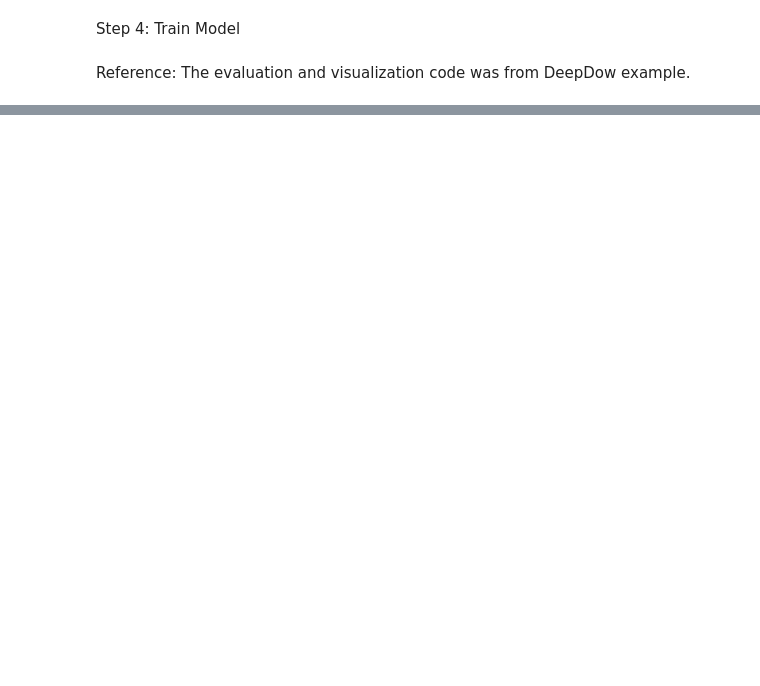
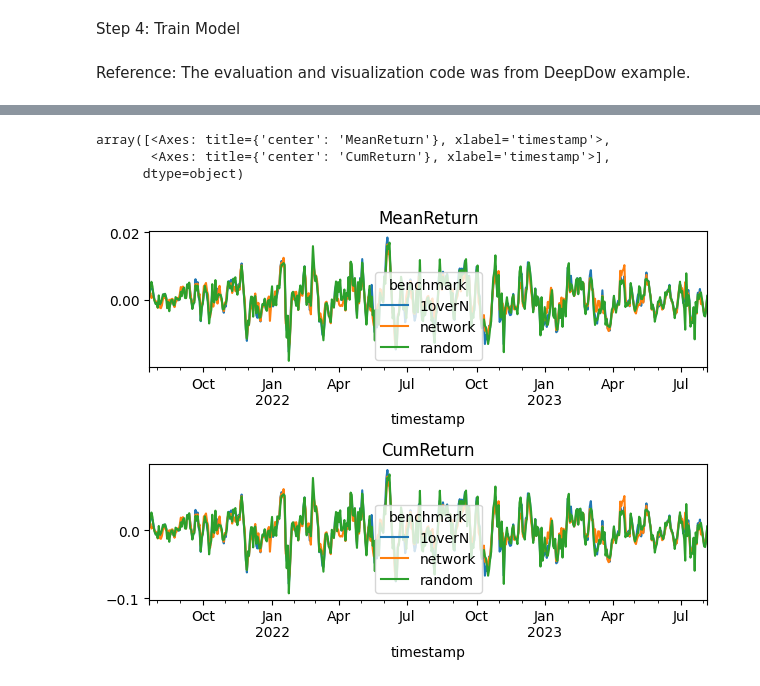
Before and after one commit to mrtrin/capstone, a Jupyter notebook: research.ipynb, the cells around one changed output, grey strips where cells are left out. Cells and saved outputs as stored; diff of their text form; code cells hidden in the pictures; blank space fills up the shorter version.

```diff
--- a/research.ipynb
+++ b/research.ipynb
@@ -227,0 +231,20 @@ array([<Axes: title={'center': 'MaxDD'}, xlabel='timestamp'>,
+# %%
+benchmarks = {
+    '1overN': OneOverN(),  # each asset has weight 1 / n_assets
+    'random': Random(),  # random allocation that is however close 1OverN
+    'network': network
+}
+metrics = {
+    'MeanReturn': MeanReturns(),
+    'CumReturn': CumulativeReturn()
+}
+
+metrics_table = generate_metrics_table(benchmarks,
+                                       test_dataloader,
+                                       metrics)
+plot_metrics(metrics_table)
+# %% [output]
+array([<Axes: title={'center': 'MeanReturn'}, xlabel='timestamp'>,
+       <Axes: title={'center': 'CumReturn'}, xlabel='timestamp'>],
+      dtype=object)
+[figure, added]
```
Also changed, not shown: parts of 11 cells of this notebook.
